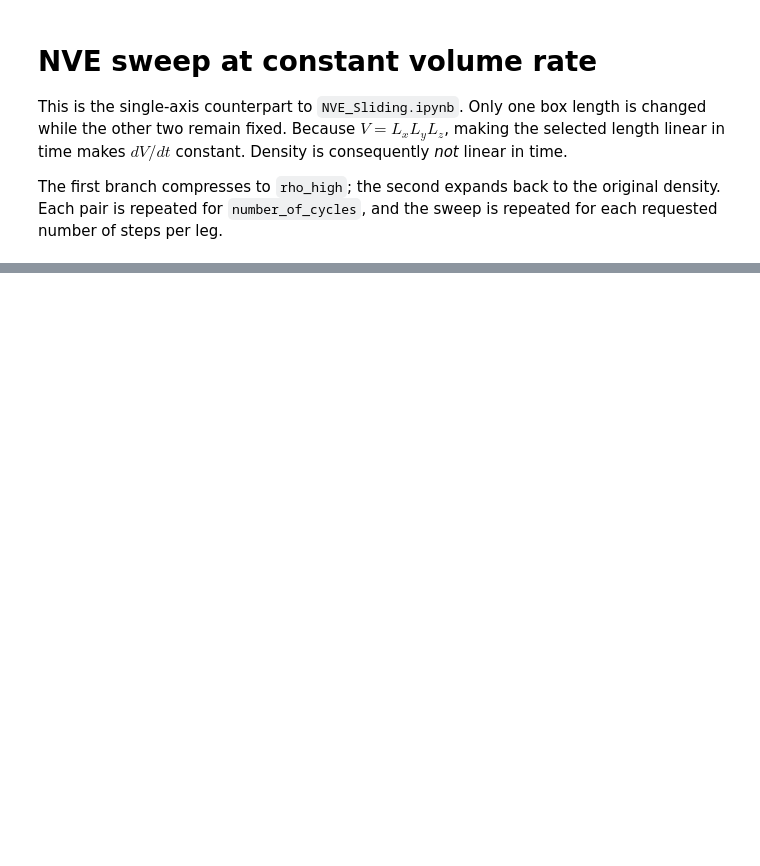
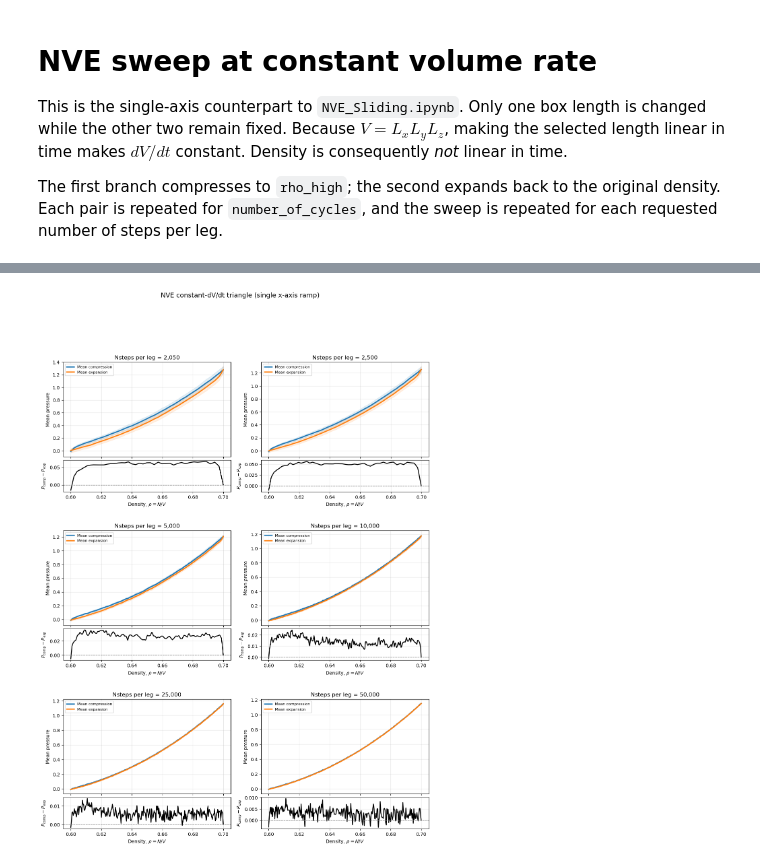
Before and after one commit to SBC-Collaboration/MDsims, a Jupyter notebook: NVE_Constant_dVdt_Sweep.ipynb, the cells around one changed output, grey strips where cells are left out. Saved outputs shown, nothing was run; the diff lists cells and outputs as text; code cells hidden in the pictures; blank space fills up the shorter version.

```diff
--- a/NVE_Constant_dVdt_Sweep.ipynb
+++ b/NVE_Constant_dVdt_Sweep.ipynb
@@ -21,7 +21,7 @@ from md_Helpers import (
 # --------------------------------------------------
 database = SQLiteRunDatabase(ProjectPaths().database)
 original_run = "20260910171124"
-nsteps_per_leg = [2_500, 5_000, 10_000, 25_000]
+nsteps_per_leg = [2_050, 2_500, 5_000, 10_000, 25_000, 50_000]
 number_of_cycles = 3
 rho_high = 0.7
 resize_axis = "x"  # May be "x", "y", or "z"
@@ -131,49 +118,104 @@ for nsteps in nsteps_per_leg:
             "std": pressure_grid.std(axis=0, ddof=1),
         }
 
-fig = plt.figure(figsize=(14, 12))
-outer = fig.add_gridspec(2, 2, hspace=0.30, wspace=0.18)
+import math
+
+ncols = 2
+nrows = math.ceil(len(nsteps_per_leg) / ncols)
+
+fig = plt.figure(figsize=(14, 6 * nrows))
+outer = fig.add_gridspec(
+    nrows, ncols,
+    hspace=0.30,
+    wspace=0.18,
+)
+
 styles = {
     "compression": ("tab:blue", "Mean compression"),
     "expansion": ("tab:orange", "Mean expansion"),
 }
 
 for panel_index, nsteps in enumerate(nsteps_per_leg):
-    row, column = divmod(panel_index, 2)
-    inner = outer[row, column].subgridspec(2, 1, height_ratios=[3, 1], hspace=0.05)
+    row, column = divmod(panel_index, ncols)
+
+    inner = outer[row, column].subgridspec(
+        2, 1,
+        height_ratios=[3, 1],
+        hspace=0.05,
+    )
     ax = fig.add_subplot(inner[0])
     ax_residual = fig.add_subplot(inner[1], sharex=ax)
 
     for direction in ("compression", "expansion"):
         curve = averaged_curves[nsteps][direction]
         color, label = styles[direction]
-        ax.plot(curve["density"], curve["pressure"], color=color, lw=2.5, label=label)
+
+        ax.plot(
+            curve["density"],
+            curve["pressure"],
+            color=color,
+            lw=2.5,
+            label=label,
+        )
         ax.fill_between(
             curve["density"],
             curve["pressure"] - curve["std"],
             curve["pressure"] + curve["std"],
-            color=color, alpha=0.12,
+            color=color,
+            alpha=0.12,
         )
 
     compression = averaged_curves[nsteps]["compression"]
     expansion = averaged_curves[nsteps]["expansion"]
-    rho_min = max(compression["density"].min(), expansion["density"].min())
-    rho_max = min(compression["density"].max(), expansion["density"].max())
+
+    rho_min = max(
+        compression["density"].min(),
+        expansion["density"].min(),
+    )
+    rho_max = min(
+        compression["density"].max(),
+        expansion["density"].max(),
+    )
+
+    if rho_min >= rho_max:
+        raise RuntimeError(
+            f"Compression and expansion have no overlapping density range "
+            f"for {nsteps:,} steps."
+        )
+
     grid = np.linspace(rho_min, rho_max, density_grid_points)
     residual = (
-        np.interp(grid, compression["density"], compression["pressure"])
-        - np.interp(grid, expansion["density"], expansion["pressure"])
+        np.interp(
+            grid,
+            compression["density"],
+            compression["pressure"],
+        )
+        - np.interp(
+            grid,
+            expansion["density"],
+            expansion["pressure"],
+        )
     )
+
     ax_residual.plot(grid, residual, color="black", lw=1.8)
     ax_residual.axhline(0, color="gray", ls="--", lw=1)
+
     ax.set_title(f"Nsteps per leg = {nsteps:,}")
     ax.set_ylabel("Mean pressure")
     ax.grid(alpha=0.3)
     ax.legend(fontsize=8)
     ax.tick_params(axis="x", labelbottom=False)
+
     ax_residual.set_xlabel(r"Density, $\rho=N/V$")
-    ax_residual.set_ylabel(r"$P_{comp}-P_{exp}$")
+    ax_residual.set_ylabel(r"$P_{\mathrm{comp}}-P_{\mathrm{exp}}$")
     ax_residual.grid(alpha=0.3)
 
-fig.suptitle(f"NVE constant-dV/dt triangle (single {resize_axis}-axis ramp)", fontsize=14)
+fig.suptitle(
+    f"NVE constant-dV/dt triangle (single {resize_axis}-axis ramp)",
+    fontsize=14,
+    y=0.995,
+)
+
 plt.show()
+# %% [output]
+[figure, added]
```
Also changed, not shown: parts of 3 cells of this notebook, 6 other files.
